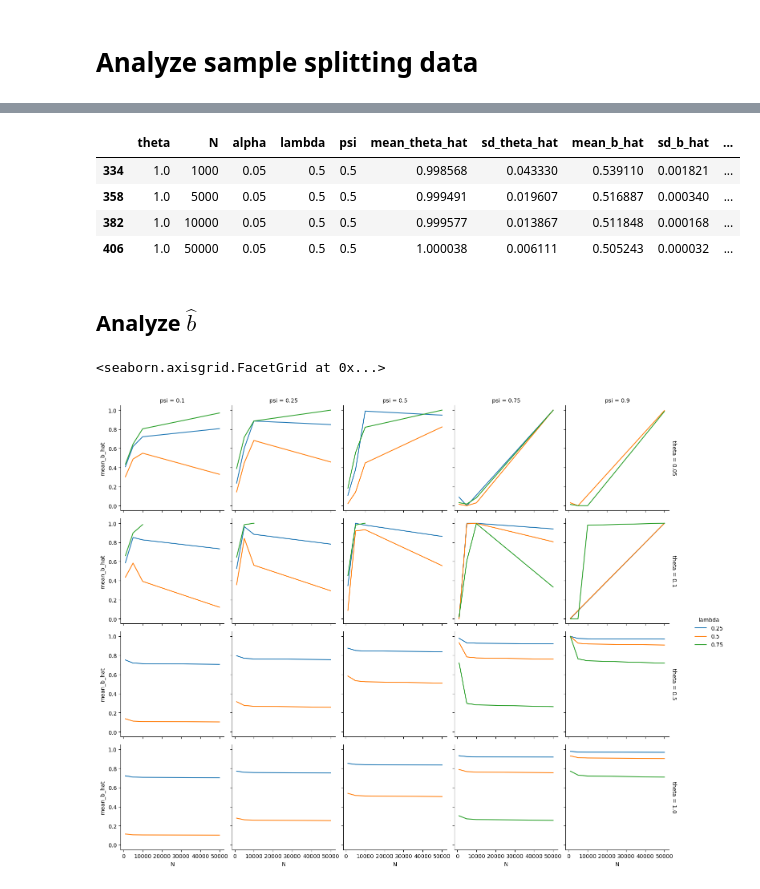
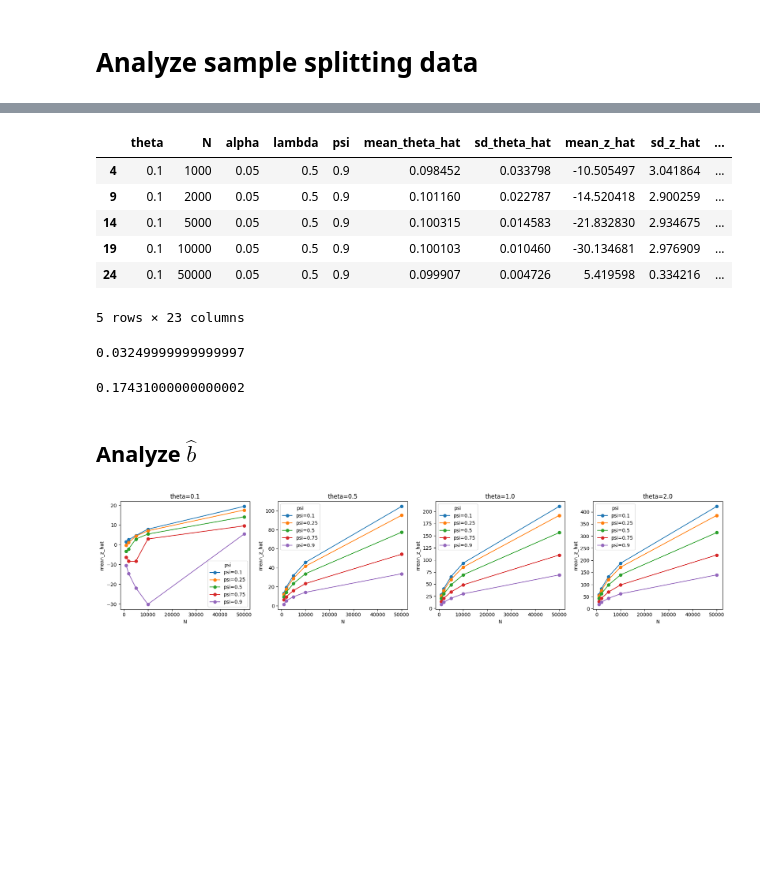
Before and after one commit to adway/util-seq, a Jupyter notebook: notebooks/sample_splitting.ipynb, the cells around one changed output, grey strips where cells are left out. Drawn from its saved outputs; the diff is of its cells as text; code cells hidden in the pictures; blank space fills up the shorter version.

Commit message:
adaptive root

```diff
--- a/notebooks/sample_splitting.ipynb
+++ b/notebooks/sample_splitting.ipynb
@@ -18,7 +18,7 @@ import seaborn as sns
 from helpers.sample import make_sample, stopping_time
 # %%
 # load data
-summary_results = pd.read_csv(ROOT / "data" / "sample_split_summary.csv")
+summary_results = pd.read_csv(ROOT / "data" / "sample_split_z.csv")
 # %%
 summary_results
 subset = summary_results[summary_results["alpha"] == 0.05]
@@ -47,23 +47,65 @@ def check_scenario(theta, psi, lambda_):
         & (subset["lambda"] == lambda_)
     ]
 
-check_scenario(theta = 1, psi = 0.5, lambda_ = 0.5)
+check_scenario(theta = 0.1, psi = 0.9, lambda_ = 0.5)
 # %% [output]
-|  | theta | N | alpha | lambda | psi | mean_theta_hat | sd_theta_hat | mean_b_hat | sd_b_hat | ... |
-| 334 | 1.0 | 1000 | 0.05 | 0.5 | 0.5 | 0.998568 | 0.043330 | 0.539110 | 0.001821 | ... |
-| 358 | 1.0 | 5000 | 0.05 | 0.5 | 0.5 | 0.999491 | 0.019607 | 0.516887 | 0.000340 | ... |
-| 382 | 1.0 | 10000 | 0.05 | 0.5 | 0.5 | 0.999577 | 0.013867 | 0.511848 | 0.000168 | ... |
-| 406 | 1.0 | 50000 | 0.05 | 0.5 | 0.5 | 1.000038 | 0.006111 | 0.505243 | 0.000032 | ... |
+|  | theta | N | alpha | lambda | psi | mean_theta_hat | sd_theta_hat | mean_z_hat | sd_z_hat | ... |
+| 4 | 0.1 | 1000 | 0.05 | 0.5 | 0.9 | 0.098452 | 0.033798 | -10.505497 | 3.041864 | ... |
+| 9 | 0.1 | 2000 | 0.05 | 0.5 | 0.9 | 0.101160 | 0.022787 | -14.520418 | 2.900259 | ... |
+| 14 | 0.1 | 5000 | 0.05 | 0.5 | 0.9 | 0.100315 | 0.014583 | -21.832830 | 2.934675 | ... |
+| 19 | 0.1 | 10000 | 0.05 | 0.5 | 0.9 | 0.100103 | 0.010460 | -30.134681 | 2.976909 | ... |
+| 24 | 0.1 | 50000 | 0.05 | 0.5 | 0.9 | 0.099907 | 0.004726 | 5.419598 | 0.334216 | ... |
+5 rows × 23 columns
+# %%
+0.5 - 0.5 * 0.935
+# %% [output]
+0.03249999999999997
+# %%
+0.901*0.5 - 0.5 * 0.55138
+# %% [output]
+0.17431000000000002
 # %% [markdown]
 ## Analyze $\hat b$
 # %%
-# make a plot of mean_b_hat by theta for different values of psi, N, and lambda
-# the plot should have N on the x-axis, mean_b_hat on the y_axis. Different lines should represent \psi. The columns should be different values of lambda and the rows should be different values of theta. Each plot should have a title indicating the value of theta. first subset only alpha = 0.05
+# make a plot of mean_z_hat by theta for different values of psi, N, and lambda
+# the plot should have N on the x-axis, mean_z_hat on the y_axis. Different lines should represent \psi. The columns should be different values of lambda and the rows should be different values of theta. Each plot should have a title indicating the value of theta. first subset only alpha = 0.05
 
-# plot mean_b_hat by theta for different values of psi, N, and lambda
-g = sns.FacetGrid(subset, col="psi", row="theta", hue="lambda", margin_titles=True, sharey=True)
-g.map(sns.lineplot, "N", "mean_b_hat")
-g.add_legend()
+psis = sorted(subset["psi"].unique())
+thetas = sorted(subset["theta"].unique())
+lambdas = sorted(subset["lambda"].unique())
+
+fig, axes = plt.subplots(
+    1,
+    len(thetas),
+    figsize=(4.5 * len(thetas), 4),
+    sharex=True,
+    sharey=False,
+)
+
+# make axes iterable even if len(thetas) == 1
+axes = np.atleast_1d(axes)
+
+for i, theta in enumerate(thetas):
+    ax = axes[i]
+
+    for psi in psis:
+        # if you only have one lambda, use it directly
+        lambda_ = lambdas[0]
+
+        data = check_scenario(theta, psi, lambda_)
+        ax.plot(
+            data["N"],
+            data["mean_z_hat"],
+            marker="o",
+            label=f"psi={psi}",
+        )
+
+    ax.set_title(f"theta={theta}")
+    ax.set_xlabel("N")
+    ax.set_ylabel("mean_z_hat")
+    ax.legend(title="psi")
+
+plt.tight_layout()
+plt.show()
 # %% [output]
-<seaborn.axisgrid.FacetGrid at 0x...>
-[figure, old version]
+[figure, new version]
```
Also changed, not shown: parts of 5 cells of this notebook, 5 other files.
